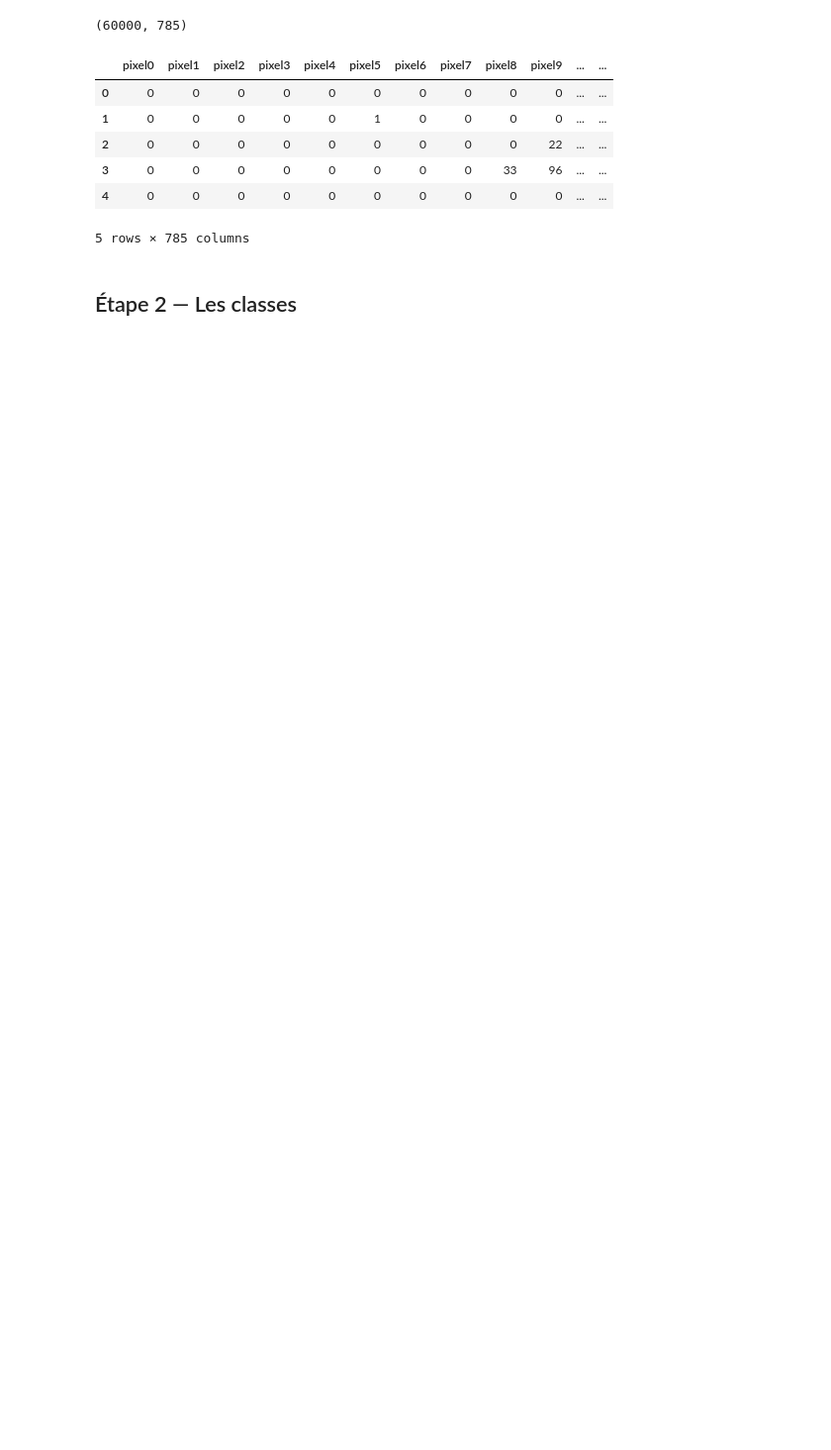
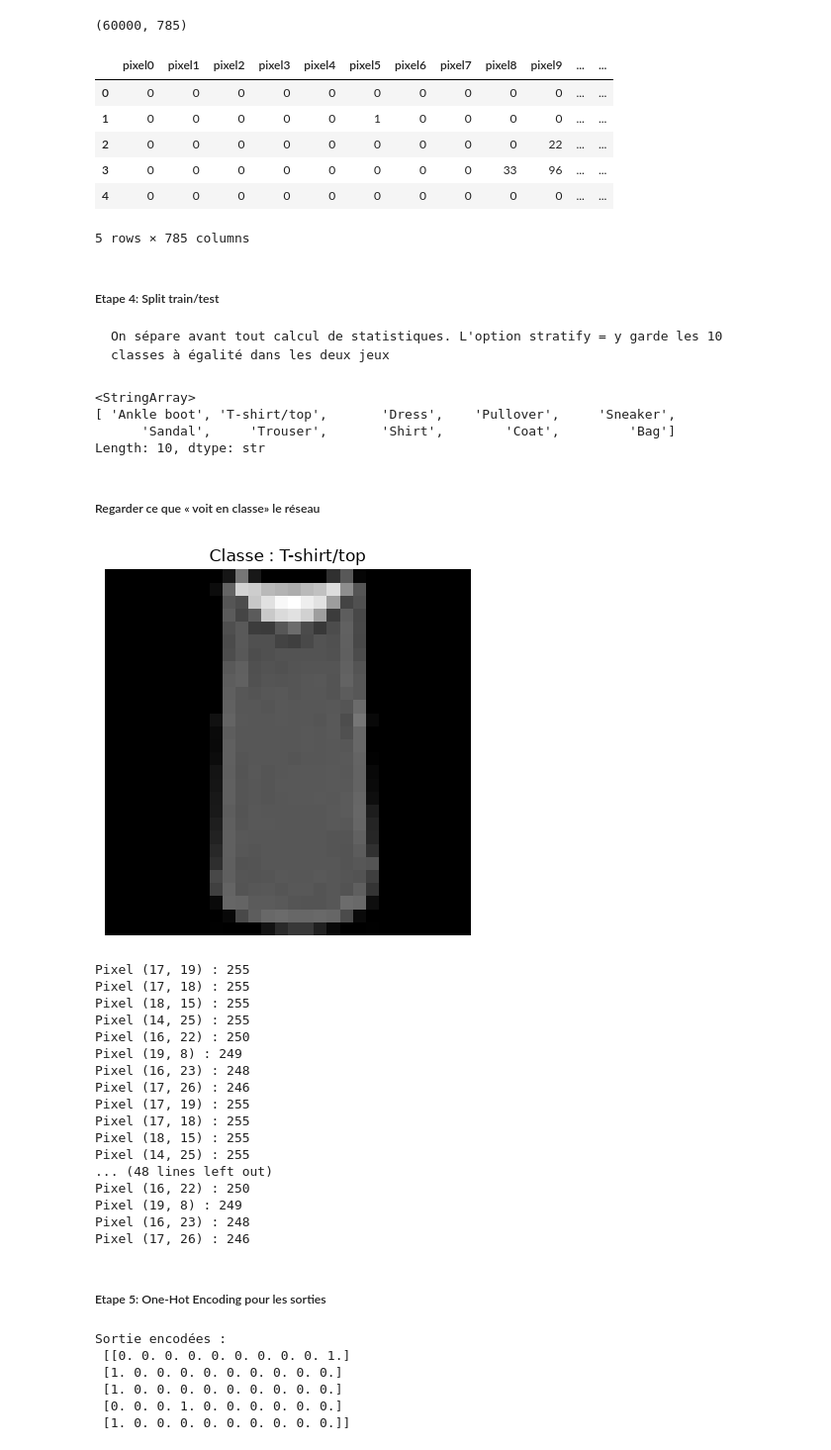
Before and after one commit to Tesfabirhan-WR/deep-learning, a Jupyter notebook: fashion-mnist.ipynb, the cells around one changed output. Shown at 99% size. Drawn from its saved outputs; the diff is of its cells as text; code cells hidden in the pictures; blank space fills up the shorter version.

````diff
--- a/fashion-mnist.ipynb
+++ b/fashion-mnist.ipynb
@@ -48,7 +49,53 @@ df = pd.concat([df_train, df_test], ignore_index=True)
-# %% [markdown]
-## Étape 2 — Les classes
+# %% [markdown]
+##### Etape 4: Split train/test
+```
+On sépare avant tout calcul de statistiques. L'option stratify = y garde les 10 classes à égalité dans les deux jeux
+```
 # %%
 # "classe" n'existe pas dans ce DataFrame : on utilise la colonne "column"
 class_names = ["T-shirt/top", "Trouser", "Pullover", "Dress", "Coat",
                "Sandal", "Shirt", "Sneaker", "Bag", "Ankle boot"]
 df_train["label_name"] = df_train["label"].map(dict(enumerate(class_names)))
+print(df_train["label_name"].unique())
+# %% [output]
+<StringArray>
+[ 'Ankle boot', 'T-shirt/top',       'Dress',    'Pullover',     'Sneaker',
+      'Sandal',     'Trouser',       'Shirt',        'Coat',         'Bag']
+Length: 10, dtype: str
+# %% [markdown]
+##### Regarder ce que « voit en classe» le réseau
+# %%
+i = 2               # index[2]=Dress
+plt.imshow(x_train[i], cmap="gray")
+plt.title(f"Classe : {class_names[int(y_train[i])]}")
+plt.axis("off")
+plt.show()
+poids = x_train[2]
+positions = np.argsort(poids)
+meilleures = positions[-8:]
+for i in meilleures:
+    pixels = x_train[0].ravel()
+    meilleures = np.argsort(pixels)[-8:][::-1]
+
+    for index in meilleures:
+        ligne, colonne = divmod(int(index), 28)
+        print(f"Pixel ({ligne}, {colonne}) : {int(pixels[index])}")
+# %% [output]
+[figure, added]
+Pixel (17, 19) : 255
+Pixel (17, 18) : 255
+Pixel (18, 15) : 255
+Pixel (14, 25) : 255
+Pixel (16, 22) : 250
+Pixel (19, 8) : 249
+Pixel (16, 23) : 248
+Pixel (17, 26) : 246
+Pixel (17, 19) : 255
+Pixel (17, 18) : 255
+Pixel (18, 15) : 255
+Pixel (14, 25) : 255
+... (48 lines left out)
+Pixel (16, 22) : 250
+Pixel (19, 8) : 249
+Pixel (16, 23) : 248
+Pixel (17, 26) : 246
@@ -55 +107,15 @@ df_train["label_name"] = df_train["label"].map(dict(enumerate(class_names)))
+# %% [markdown]
+##### Etape 5: One-Hot Encoding pour les sorties
+# %%
+encoder = OneHotEncoder(sparse_output=False)
+y_train = encoder.fit_transform(y_train.reshape(-1, 1))
+y_test = encoder.transform(y_test.reshape(-1, 1))
+print("Sortie encodées :\n", y_train[:5])
+# %% [output]
+Sortie encodées :
+ [[0. 0. 0. 0. 0. 0. 0. 0. 0. 1.]
+ [1. 0. 0. 0. 0. 0. 0. 0. 0. 0.]
+ [1. 0. 0. 0. 0. 0. 0. 0. 0. 0.]
+ [0. 0. 0. 1. 0. 0. 0. 0. 0. 0.]
+ [1. 0. 0. 0. 0. 0. 0. 0. 0. 0.]]
 # %% [markdown]
````
Also changed, not shown: parts of 26 cells of this notebook, 1 other file.
